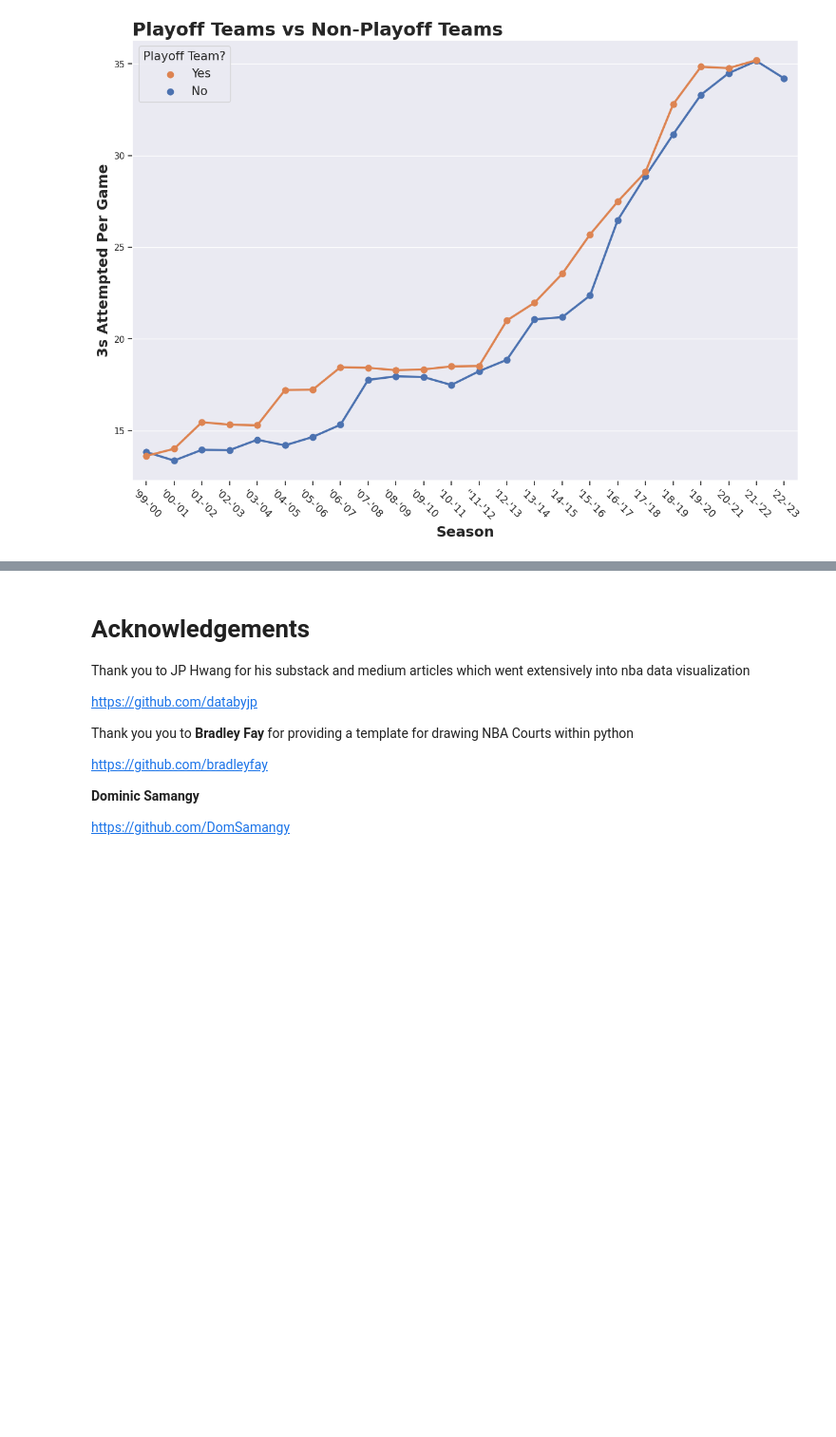
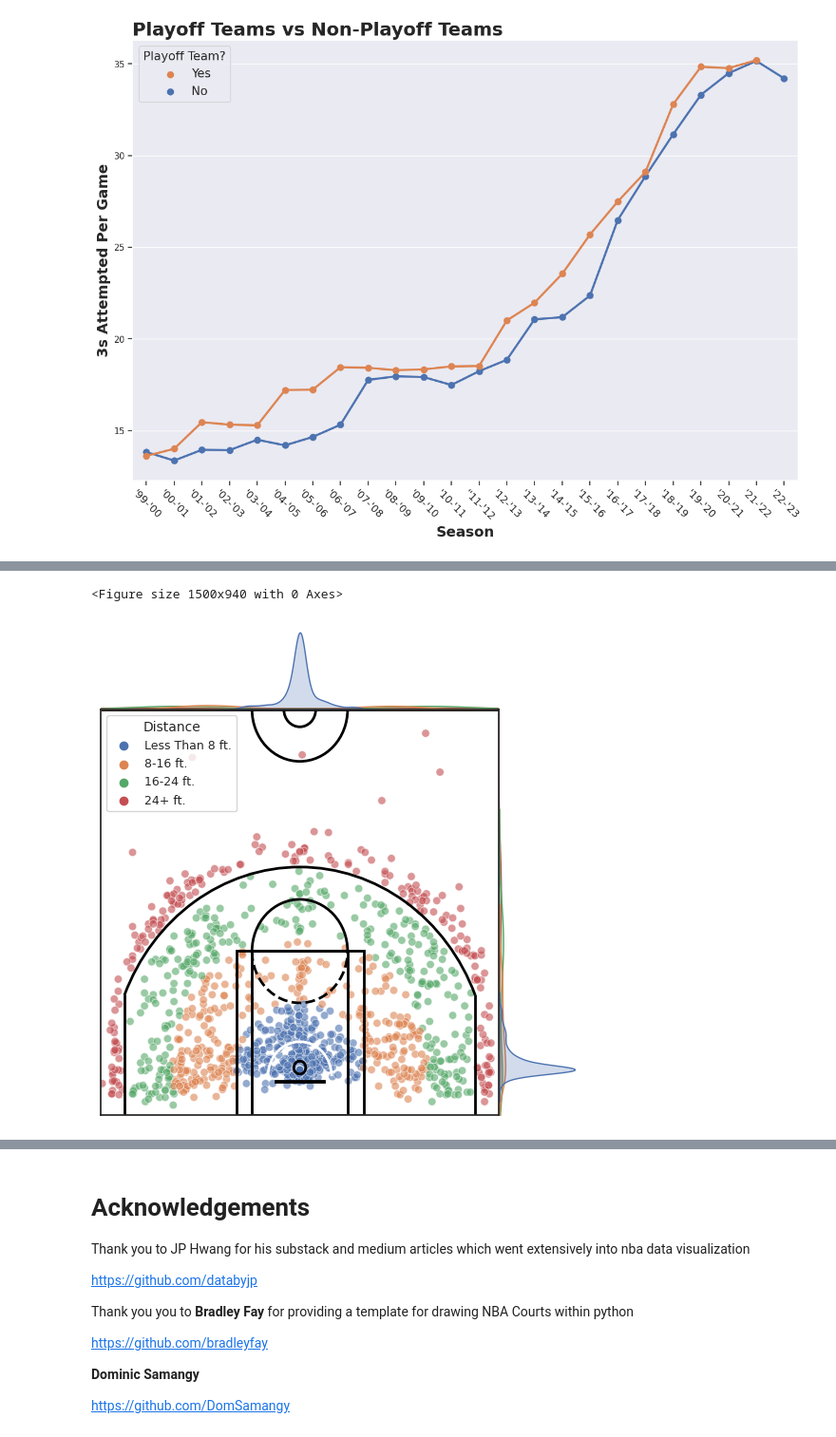
Before and after one commit to RafaelJMinaya/NBA-3Point-Shooting-Analysis, a Jupyter notebook: nba-3-point-shooting-evolution.ipynb, the cells around one changed output, grey strips where cells are left out. Shown at 95% size. Saved outputs shown, nothing was run; the diff lists cells and outputs as text; code cells hidden in the pictures; blank space fills up the shorter version.

```diff
--- a/nba-3-point-shooting-evolution.ipynb
+++ b/nba-3-point-shooting-evolution.ipynb
@@ -568,2 +583,8 @@ Here now we'll take a more granular look at how shooting habits have changed ove
 
 Lebron provides us with a very unique look into a player that still plays at a relatively same pace and efficency today as he did in the early 2000s when he started his NBA career. Still averaging 25+ points per game in his 21st season he's found ways to evolve his playstyle with the times making him a prefect canidate for our study.
+# %%
+#Building a dataset only of Lebron's stats
+#lebron_04 = shots_04[shots_04["PLAYER_NAME"] == "LeBron James" & shots_04["ZONE_NAME"] != "Back Court Shot"]
+lebron_04 = shots_04.query('PLAYER_NAME == "LeBron James" & ZONE_RANGE != "Back Court Shot"')
+lebron_23 = shots_23.query('PLAYER_NAME == "LeBron James" & ZONE_RANGE != "Back Court Shot"')
+lebron_04['BASIC_ZONE'].value_counts()
@@ -569,0 +600,40 @@ Lebron provides us with a very unique look into a player that still plays at a r
+# %%
+#setting up seaborn plot
+sns.set_style("white")
+sns.set_color_codes()
+plt.figure(figsize=(15,9.4))
+
+#Plotting
+ax = sns.jointplot(data = lebron_04,
+                   x='LOC_X',
+                   y='LOC_Y',
+                   kind='scatter',
+                   hue='ZONE_RANGE',
+                   hue_order=['Less Than 8 ft.', '8-16 ft.', '16-24 ft.', '24+ ft.'],
+                   space=0,
+                   alpha=0.6)
+
+#Court and axes
+draw_court(outer_lines=True, color="black")
+cur_axes = plt.gca()
+cur_axes.axes.get_xaxis().set_visible(False)
+cur_axes.axes.get_yaxis().set_visible(False)
+plt.xlim(-250, 250)
+plt.ylim(0, 470)
+
+#Titleplt
+plt.title('Playoff Teams vs Non-Playoff Teams',
+          fontsize=10,
+          loc='left',
+          fontweight='bold')
+
+#Legend
+plt.legend(title='Distance',
+          loc='upper left',
+          title_fontsize= 10,
+          fontsize = 9)
+
+plt.show()
+# %% [output]
+<Figure size 1500x940 with 0 Axes>
+[figure, added]
```
Also changed, not shown: parts of 5 cells of this notebook.
